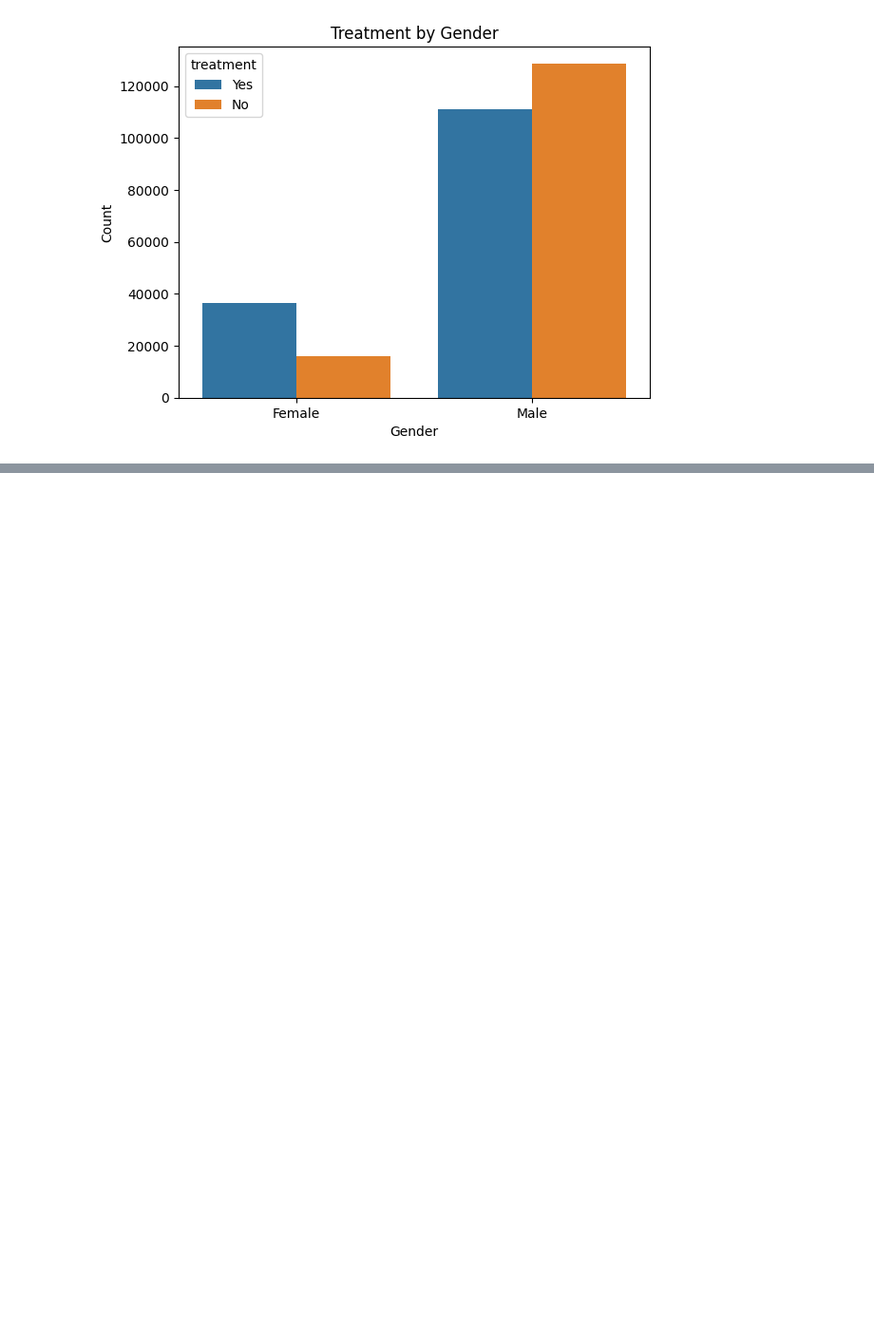
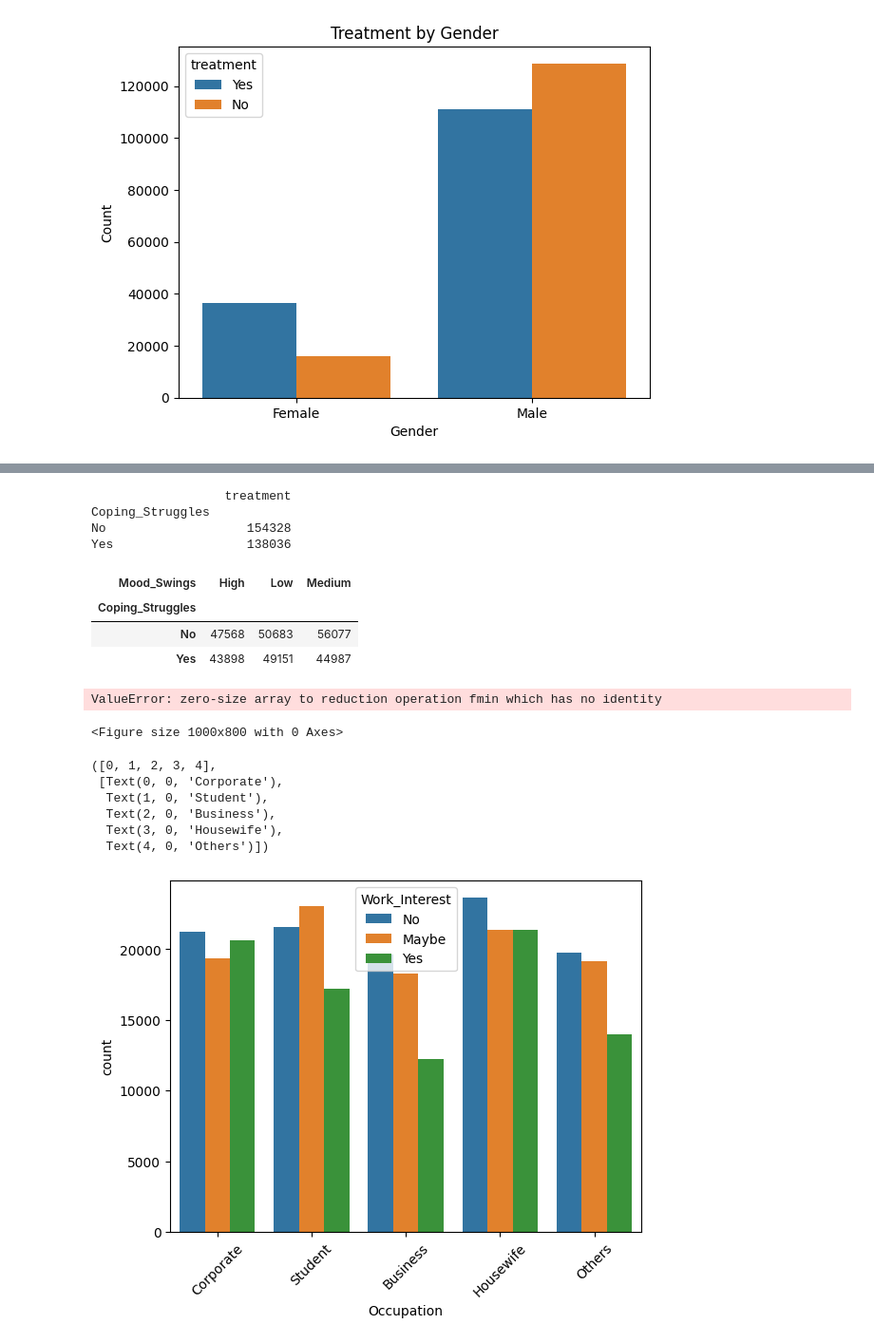
Before and after one commit to joseph-4640/mental-segmentation, a Jupyter notebook: mental.ipynb, the cells around one changed output, grey strips where cells are left out. Shown at 95% size. Drawn from its saved outputs; the diff is of its cells as text; code cells hidden in the pictures; blank space fills up the shorter version.

```diff
--- a/mental.ipynb
+++ b/mental.ipynb
@@ -98,0 +111,46 @@ The chart shows that females are more likely to seek mental health treatment com
+# %%
+pivot_table = pd.pivot_table(df, values='treatment', index='Coping_Struggles', aggfunc='')
+print(pivot_table)
+# %% [output]
+                  treatment
+Coping_Struggles
+No                   154328
+Yes                  138036
+# %%
+cross = pd.pivot_table(df, values='treatment', index='Coping_Struggles', columns='Mood_Swings', aggfunc='count')
+
+# Highlight the maximum value in each column
+styled_cross = cross.style.highlight_max(axis=0)
+
+display(styled_cross)
+# %% [output]
+| Mood_Swings | High | Low | Medium |
+| Coping_Struggles |  |  |  |
+| No | 47568 | 50683 | 56077 |
+| Yes | 43898 | 49151 | 44987 |
+# %%
+# Drop non-numeric columns, such as 'Timestamp', before calculating correlation
+numeric_df = df.drop(columns=['Timestamp'])
+
+# Select only numeric columns for correlation
+numeric_cols = numeric_df.select_dtypes(include=['number'])
+
+plt.figure(figsize=(10, 8))
+sns.heatmap(numeric_cols.corr(), annot=True, cmap='coolwarm')
+plt.title('Correlation between mental health predictors')
+plt.show()
+# %% [output]
+ValueError: zero-size array to reduction operation fmin which has no identity
+<Figure size 1000x800 with 0 Axes>
+# %%
+top_jobs = df['Occupation'].value_counts().nlargest(5).index
+sns.countplot(x='Occupation', hue='Work_Interest', data=df[df['Occupation'].isin(top_jobs)])
+plt.xticks(rotation=45)
+# %% [output]
+([0, 1, 2, 3, 4],
+ [Text(0, 0, 'Corporate'),
+  Text(1, 0, 'Student'),
+  Text(2, 0, 'Business'),
+  Text(3, 0, 'Housewife'),
+  Text(4, 0, 'Others')])
+[figure, added]
```
Also changed, not shown: parts of 6 cells of this notebook.
